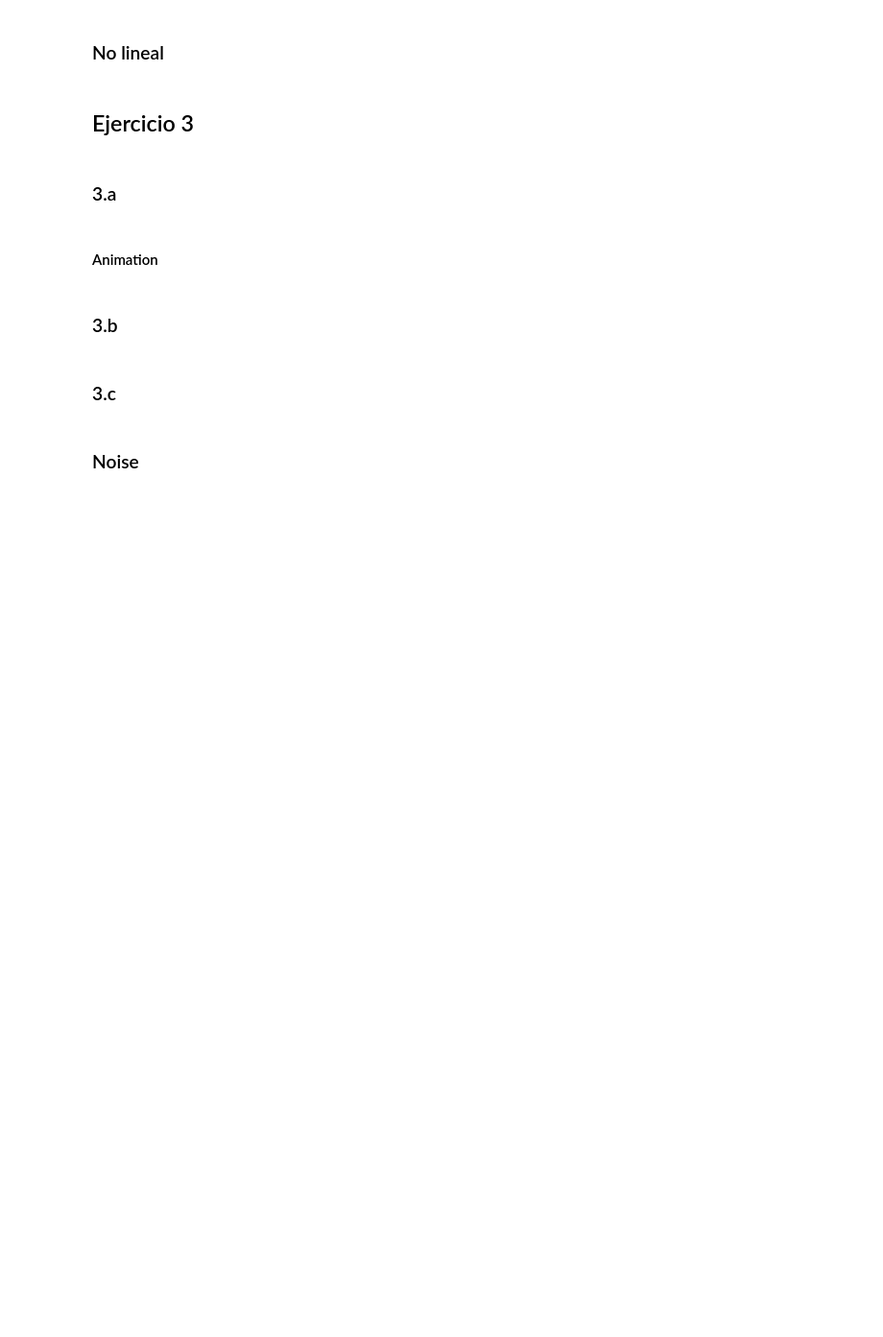
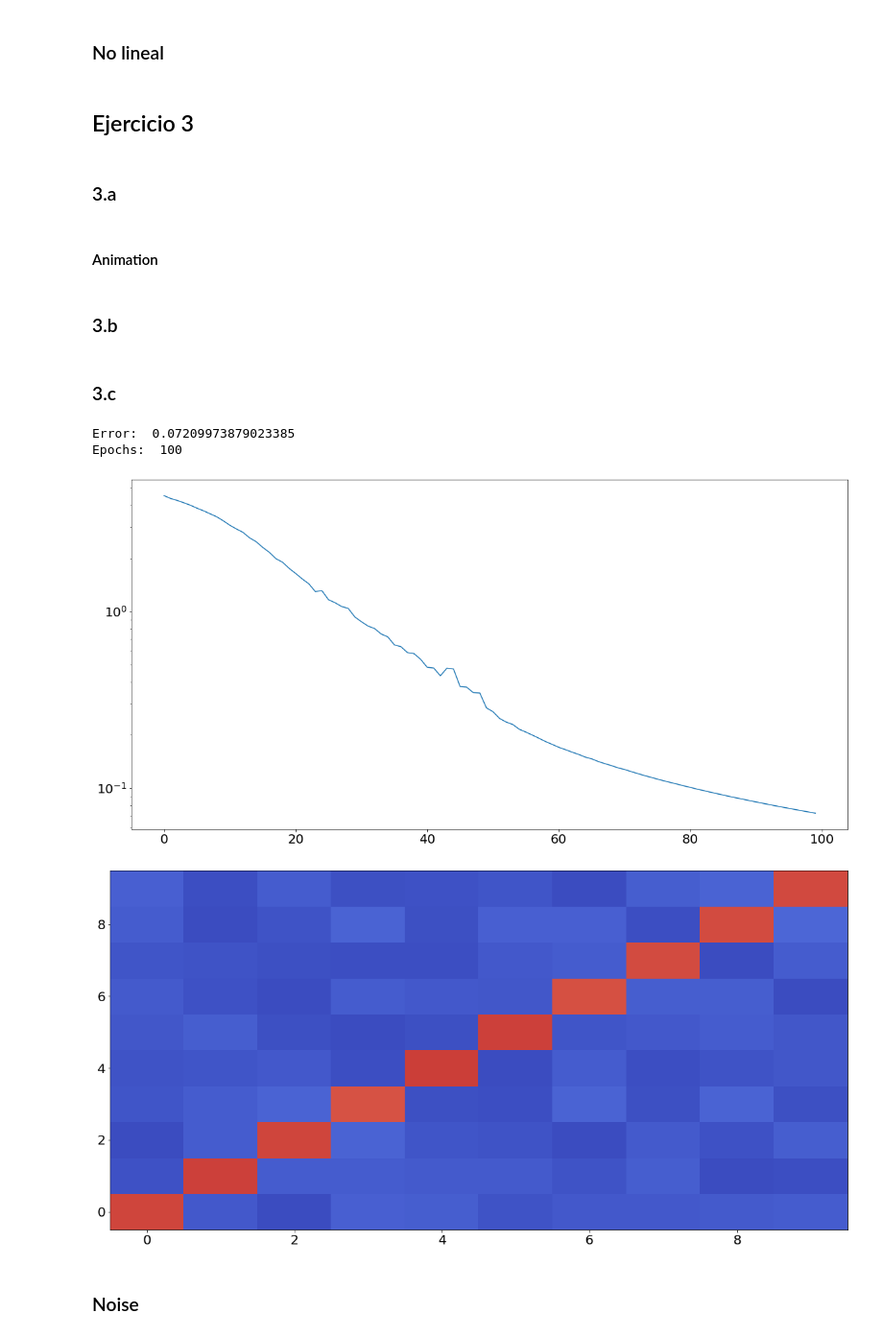
Before and after one commit to Natu17/TPs_SIA, a Jupyter notebook: TP3/TP3.ipynb, the cells around one changed output. Shown at 96% size. Saved outputs shown, nothing was run; the diff lists cells and outputs as text; code cells hidden in the pictures; blank space fills up the shorter version.

Commit message:
print confusion matrix exercise 3.3 with noise sampels

```diff
--- a/TP3/TP3.ipynb
+++ b/TP3/TP3.ipynb
@@ -298,27 +301,32 @@ for i, img in enumerate(number_images):
     dataset.append((np.array(img).flatten(), [
                    1 if j == i else 0 for j in range(10)]))
 # %%
-network = Network(structure=([35, 30,20,10]),
+network = Network(structure=([35, 30, 20, 10]),
                   activation='sigmoid', seed=17, args={'b': 1})
-errors = network.train(dataset, learning_rate=1, epochs=2500, momentum=0)
-print("Error: ",errors[-1])
+errors = network.train(dataset, learning_rate=1, epochs=100, momentum=0)
+print("Error: ", errors[-1])
 print("Epochs: ", len(errors))
 plt.figure("error - number recon")
 plt.yscale('log')
 plt.plot(errors)
 plt.show()
 
 plt.figure("probability - number recon")
 
 x = [i for i in range(10)]
 matrix = []
 for i in range(10):
     matrix.append(network.feedforward(dataset[i][0]))
     #plt.scatter(x,matrix[-1], label=i)
-plt.pcolormesh(X,X,np.array(matrix).reshape(10, 10),
+plt.pcolormesh(X, X, np.array(matrix).reshape(10, 10),
                cmap="coolwarm", vmin=0, vmax=1)
 
 plt.show()
+# %% [output]
+Error:  0.07209973879023385
+Epochs:  100
+[figure, added]
+[figure, added]
 # %% [markdown]
 ### Noise
 # %%
```
Also changed, not shown: parts of 12 cells of this notebook, 2 other files.
